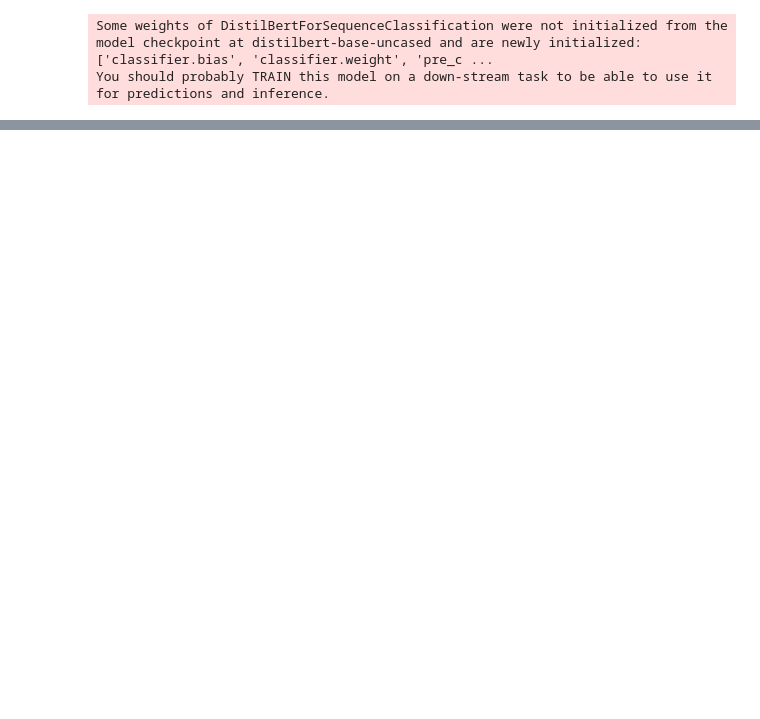
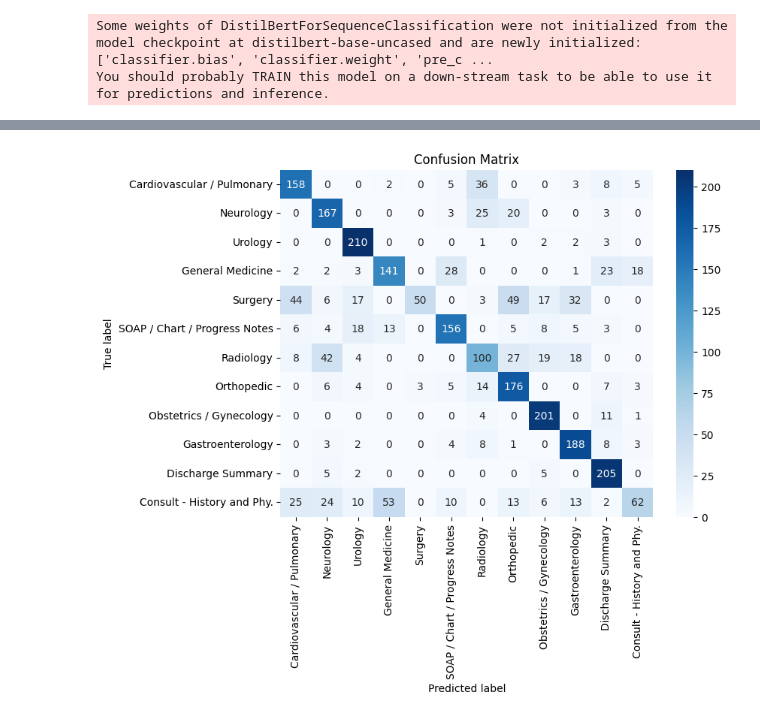
Before and after one commit to ai574-sec1-group3-summer-2025/pocs, a Jupyter notebook: speciality_classification/distilbert.ipynb, the cells around one changed output, grey strips where cells are left out. Cells and saved outputs as stored; diff of their text form; code cells hidden in the pictures; blank space fills up the shorter version.

Commit message:
Refactor DistilBert model code

```diff
--- a/speciality_classification/distilbert.ipynb
+++ b/speciality_classification/distilbert.ipynb
@@ -135,11 +114,22 @@ train_dataset, test_dataset = torch.utils.data.random_split(dataset, [train_size
+# %%
+tokenizer = DistilBertTokenizer.from_pretrained(MODEL_NAME)
+def tokenize(batch):
+    return tokenizer(batch["text"], truncation=True, padding=True, max_length=MAX_SEQ_LEN)
+
+train_ds = Dataset.from_pandas(train_df)
+test_ds = Dataset.from_pandas(test_df)
+
+train_ds = train_ds.map(tokenize, batched=True)
+test_ds = test_ds.map(tokenize, batched=True)
+
+train_ds.set_format("torch", columns=["input_ids", "attention_mask", "label"])
+test_ds.set_format("torch", columns=["input_ids", "attention_mask", "label"])
 # %%
-codes, uniques = pd.factorize(filtered_ds["medical_specialty"])
-
 label2id = {label: idx for idx, label in enumerate(uniques)}
 id2label = {idx: label for idx, label in enumerate(uniques)}
 
 model = DistilBertForSequenceClassification.from_pretrained(
-    "distilbert-base-uncased",
+    MODEL_NAME,
     num_labels=len(uniques),
     id2label=id2label,
     label2id=label2id,
@@ -159,7 +149,7 @@ def compute_metrics(eval_pred):
 # %%
 training_args = TrainingArguments(
     output_dir="./results",
-    eval_strategy="epoch",
+    evaluation_strategy="epoch",
     save_strategy="epoch",
     load_best_model_at_end=True,
     metric_for_best_model="f1_weighted",
@@ -169,15 +159,16 @@ training_args = TrainingArguments(
     per_device_eval_batch_size=BATCH_SIZE,
     num_train_epochs=10,
     weight_decay=0.01,
-    logging_dir="./logs",
-    logging_steps=10
+    report_to="none",
+    logging_dir=None,
+    logging_steps=-1
 )
 
 trainer = Trainer(
     model=model,
     args=training_args,
-    train_dataset=train_dataset,
-    eval_dataset=test_dataset,
+    train_dataset=train_ds,
+    eval_dataset=test_ds,
     compute_metrics=compute_metrics,
     data_collator=data_collator,
     callbacks=[EarlyStoppingCallback(early_stopping_patience=2)]
@@ -195,0 +201,18 @@ TrainOutput(global_step=3265, training_loss=0.8610701920975222, metrics={'train_
+# %%
+predictions = trainer.predict(test_ds)
+y_true = predictions.label_ids
+y_pred = np.argmax(predictions.predictions, axis=1)
+
+classes = list(id2label.values())
+cm = confusion_matrix(y_true, y_pred)
+
+plt.figure(figsize=(8,6))
+sns.heatmap(cm, annot=True, fmt="d", cmap="Blues",
+            xticklabels=classes, yticklabels=classes)
+
+plt.ylabel("True label")
+plt.xlabel("Predicted label")
+plt.title("Confusion Matrix")
+plt.show()
+# %% [output]
+[figure, added]
```
Also changed, not shown: parts of 15 cells of this notebook.
